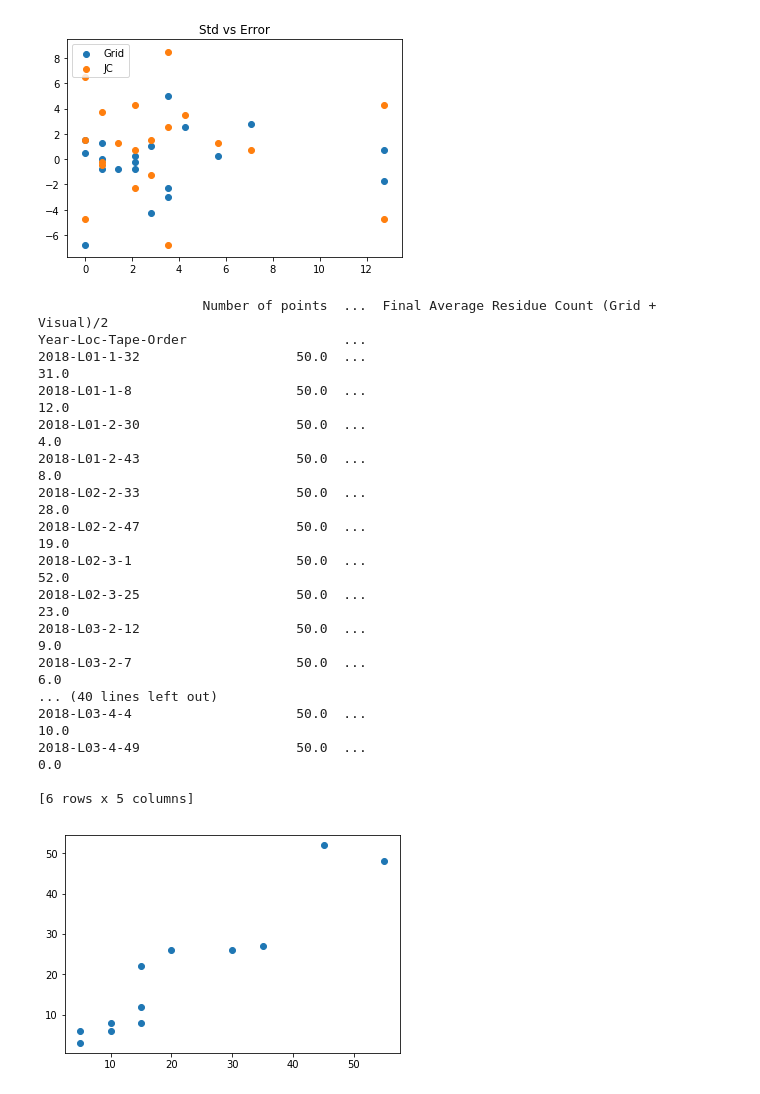
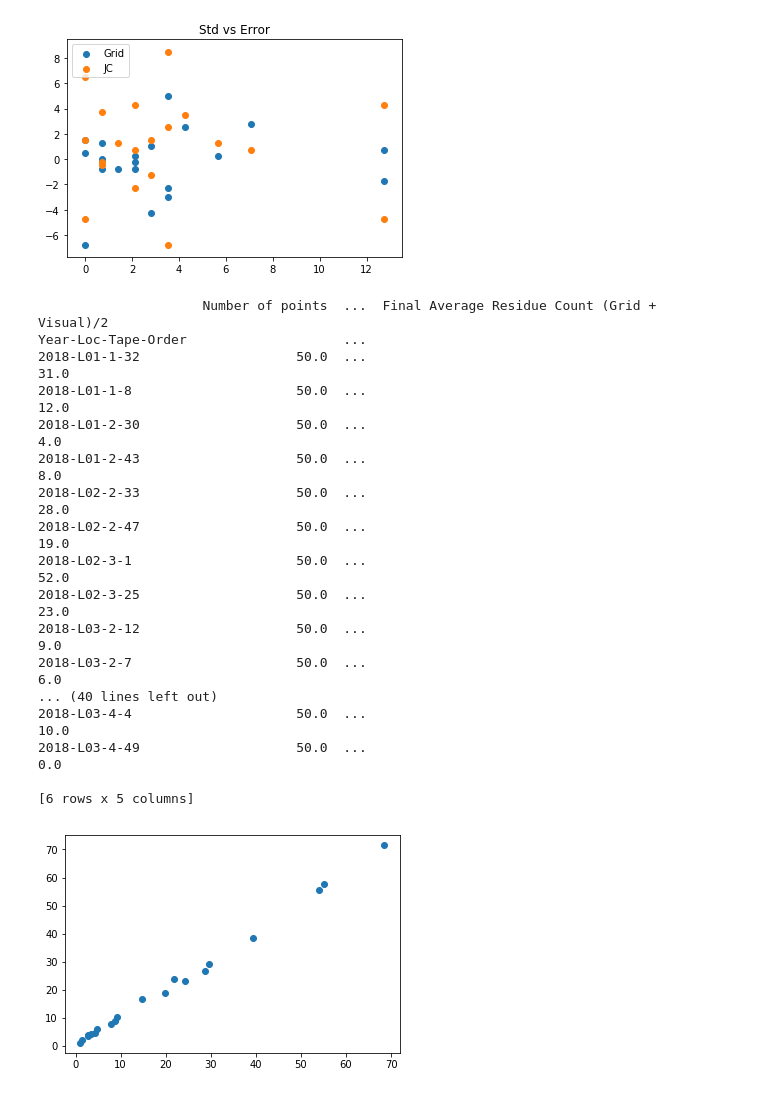
Before and after one commit to Lagaunne-Timotius/Data_Science_Project, a Jupyter notebook: Quality_Control_Analysis.ipynb, the cells around one changed output. Cells and saved outputs as stored; diff of their text form; code cells hidden in the pictures.

```diff
--- a/Quality_Control_Analysis.ipynb
+++ b/Quality_Control_Analysis.ipynb
@@ -305,32 +305,33 @@ Average_Isaac_m=Isaac_Data_m.groupby('Year-Loc-Tape-Order').mean()
 print(Average_Isaac_m)
 Ahmed_Data_m=Main_Data[Main_Data["Reader"]=="Ahmed"]
 Average_Ahmed_m=Ahmed_Data_m.groupby('Year-Loc-Tape-Order').mean()
 print(Average_Ahmed_m)
 Patrick_Data_m=Main_Data[Main_Data["Reader"]=="Patrick"]
 Average_Patrick_m=Patrick_Data_m.groupby('Year-Loc-Tape-Order').mean()
 print(Average_Patrick_m)
 Parth_Data_m=Main_Data[Main_Data["Reader"]=="Parth"]
 Average_Parth_m=Parth_Data_m.groupby('Year-Loc-Tape-Order').mean()
 print(Average_Parth_m)
 
-plt.scatter(Average_Isaac_m['Visual Estimated Percentage'],Average_Isaac_m['Final Grid Residue Count'])
+
+plt.scatter(WD_Grid_All,Final_JC_Grid_All)
 plt.show()
 # %% [output]
                      Number of points  ...  Final Average Residue Count (Grid + Visual)/2
 Year-Loc-Tape-Order                    ...
 2018-L01-1-32                    50.0  ...                                           31.0
 2018-L01-1-8                     50.0  ...                                           12.0
 2018-L01-2-30                    50.0  ...                                            4.0
 2018-L01-2-43                    50.0  ...                                            8.0
 2018-L02-2-33                    50.0  ...                                           28.0
 2018-L02-2-47                    50.0  ...                                           19.0
 2018-L02-3-1                     50.0  ...                                           52.0
 2018-L02-3-25                    50.0  ...                                           23.0
 2018-L03-2-12                    50.0  ...                                            9.0
 2018-L03-2-7                     50.0  ...                                            6.0
 ... (40 lines left out)
 2018-L03-4-4                     50.0  ...                                           10.0
 2018-L03-4-49                    50.0  ...                                            0.0
 
 [6 rows x 5 columns]
-[figure, old version]
+[figure, new version]
```
Also changed, not shown: parts of 1 cell of this notebook.
